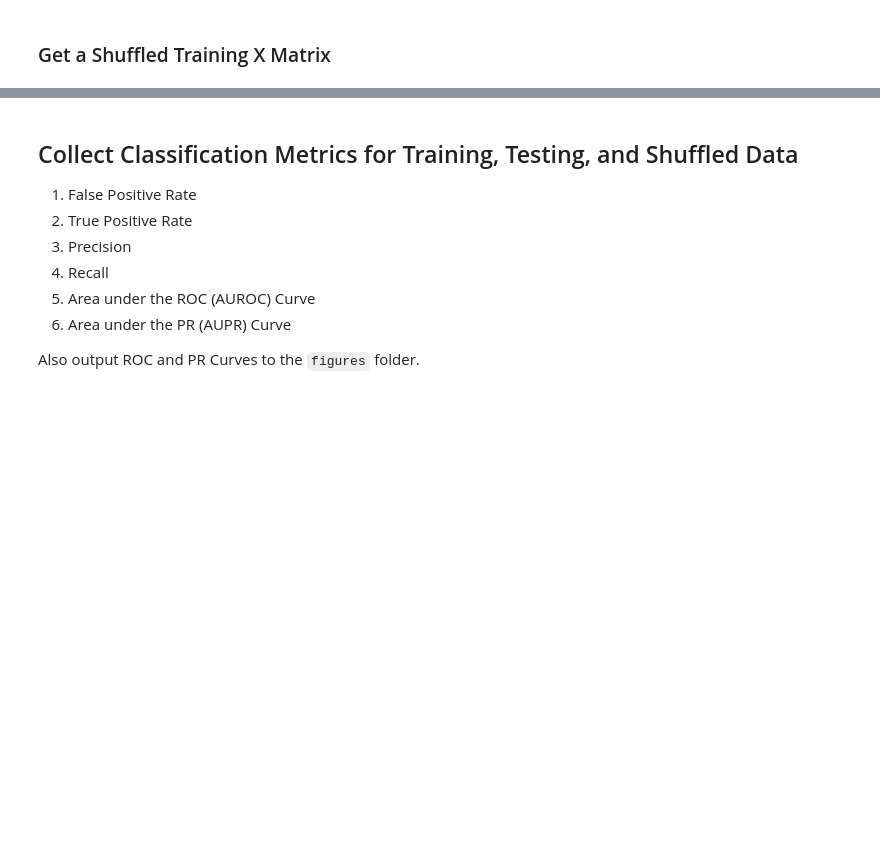
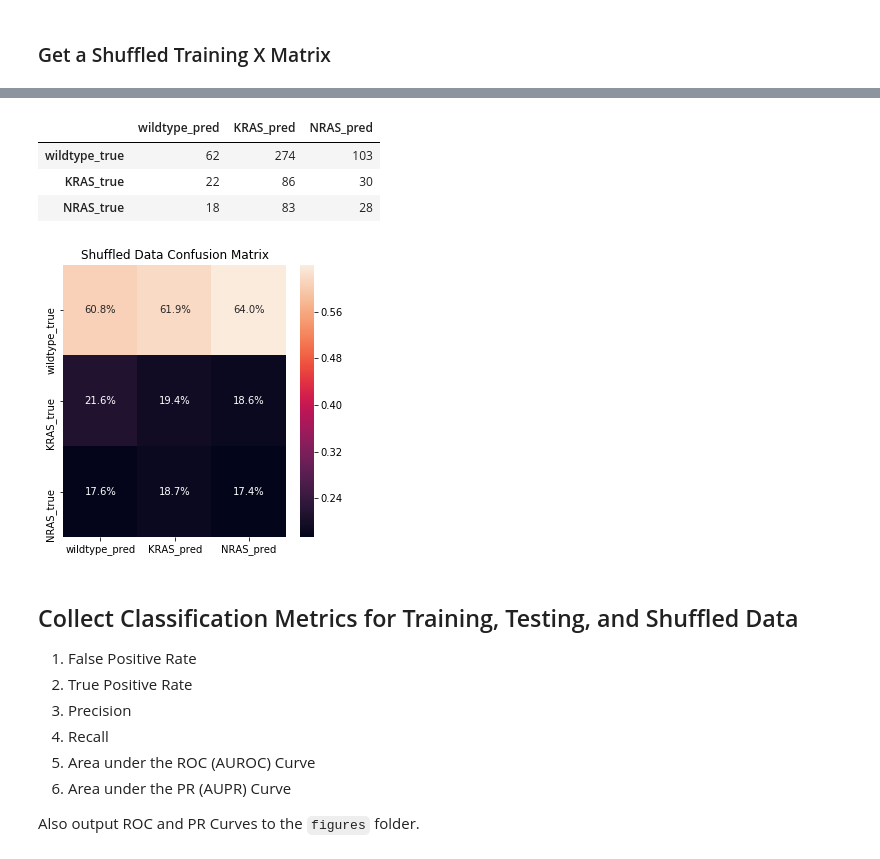
Before and after one commit to greenelab/multiple-myeloma-classifier, a Jupyter notebook: 1.train-classifier.ipynb, the cells around one changed output, grey strips where cells are left out. Drawn from its saved outputs; the diff is of its cells as text; code cells hidden in the pictures; blank space fills up the shorter version.

```diff
--- a/1.train-classifier.ipynb
+++ b/1.train-classifier.ipynb
@@ -349,3 +396,26 @@ shuffle_scores_df.head()
+# %%
+# Get Confusion Matrix for Shuffled Data
+y_shuff_pred = cv_pipeline.best_estimator_.predict(x_shuffled_df)
+y_shuff_true = np.array(y_df.ras_status)
+
+plt.subplots(figsize=(5,5))
+
+shuff_confusion, ax = get_confusion_matrix(y_true=y_shuff_true,
+                                           y_pred=y_shuff_pred)
+
+ax.set_title('Shuffled Data Confusion Matrix')
+file = os.path.join('figures', 'shuffled_confusion_matrix.png')
+plt.savefig(file, bbox_inches='tight')
+
+file = os.path.join('results', 'shuffled_confusion_matrix.tsv')
+shuff_confusion.to_csv(file, sep='\t')
+shuff_confusion
+# %% [output]
+|  | wildtype_pred | KRAS_pred | NRAS_pred |
+| wildtype_true | 62 | 274 | 103 |
+| KRAS_true | 22 | 86 | 30 |
+| NRAS_true | 18 | 83 | 28 |
+[figure, added]
 # %% [markdown]
 ## Collect Classification Metrics for Training, Testing, and Shuffled Data
 
```
Also changed, not shown: parts of 9 cells of this notebook, 21 other files.
